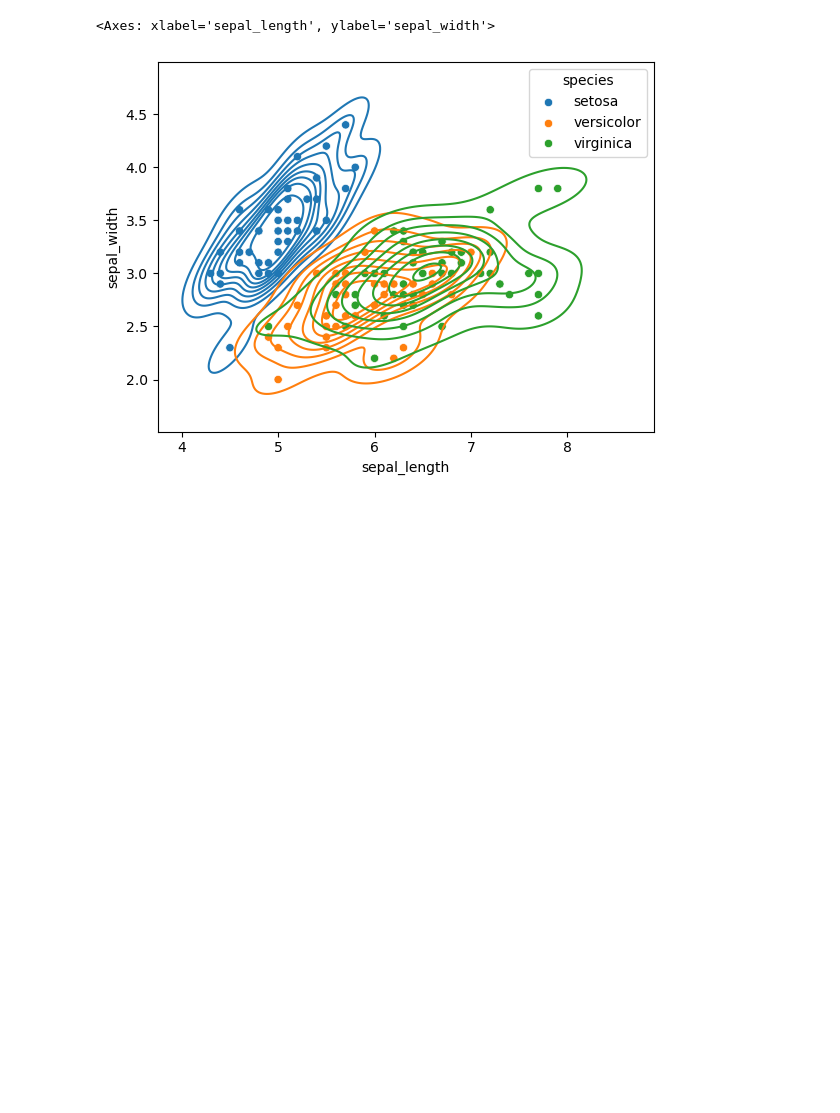
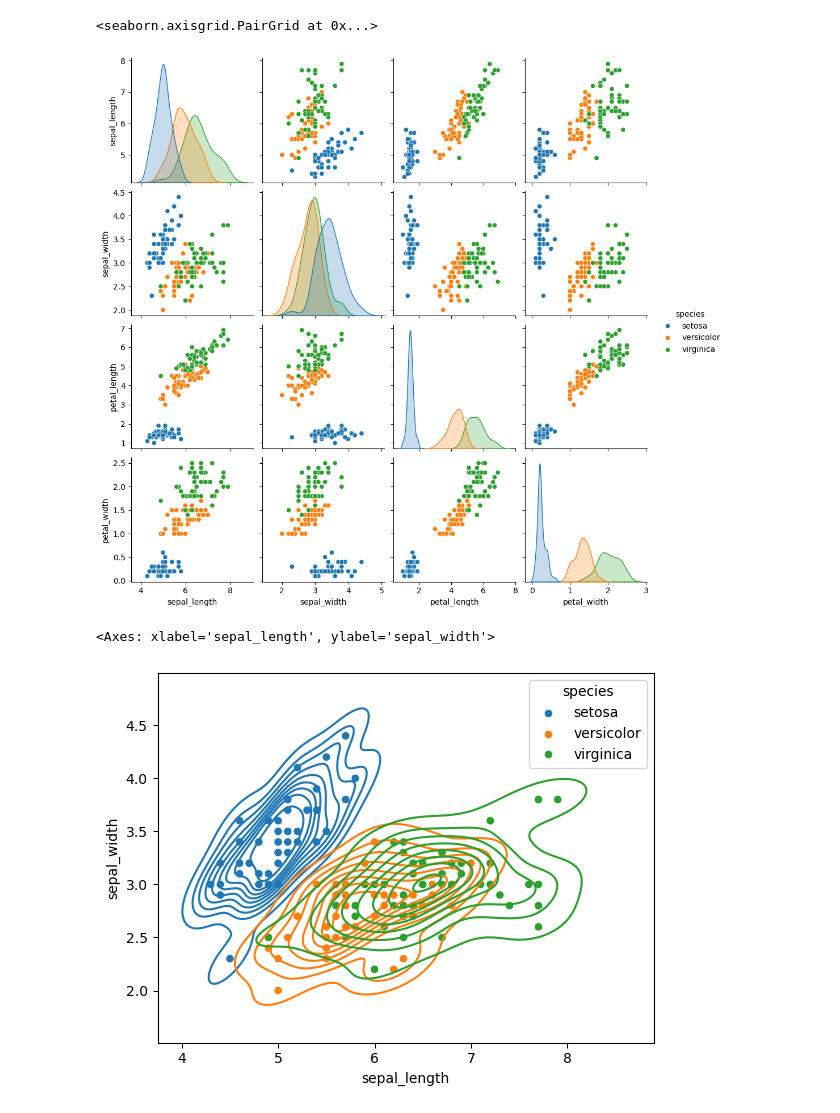
Before and after one commit to rodriguezmDNA/statsfromscratch, a Jupyter notebook: Expectation Maximization/EM_Iris_3D.ipynb, the cells around one changed output. Saved outputs shown, nothing was run; the diff lists cells and outputs as text; code cells hidden in the pictures; blank space fills up the shorter version.

```diff
--- a/Expectation Maximization/EM_Iris_3D.ipynb
+++ b/Expectation Maximization/EM_Iris_3D.ipynb
@@ -23 +26,6 @@ def calculate_posterior(px, pi):
+# %%
+sns.pairplot(iris, hue='species')
+# %% [output]
+<seaborn.axisgrid.PairGrid at 0x...>
+[figure, added]
 # %%
```
Also changed, not shown: parts of 28 cells of this notebook.
